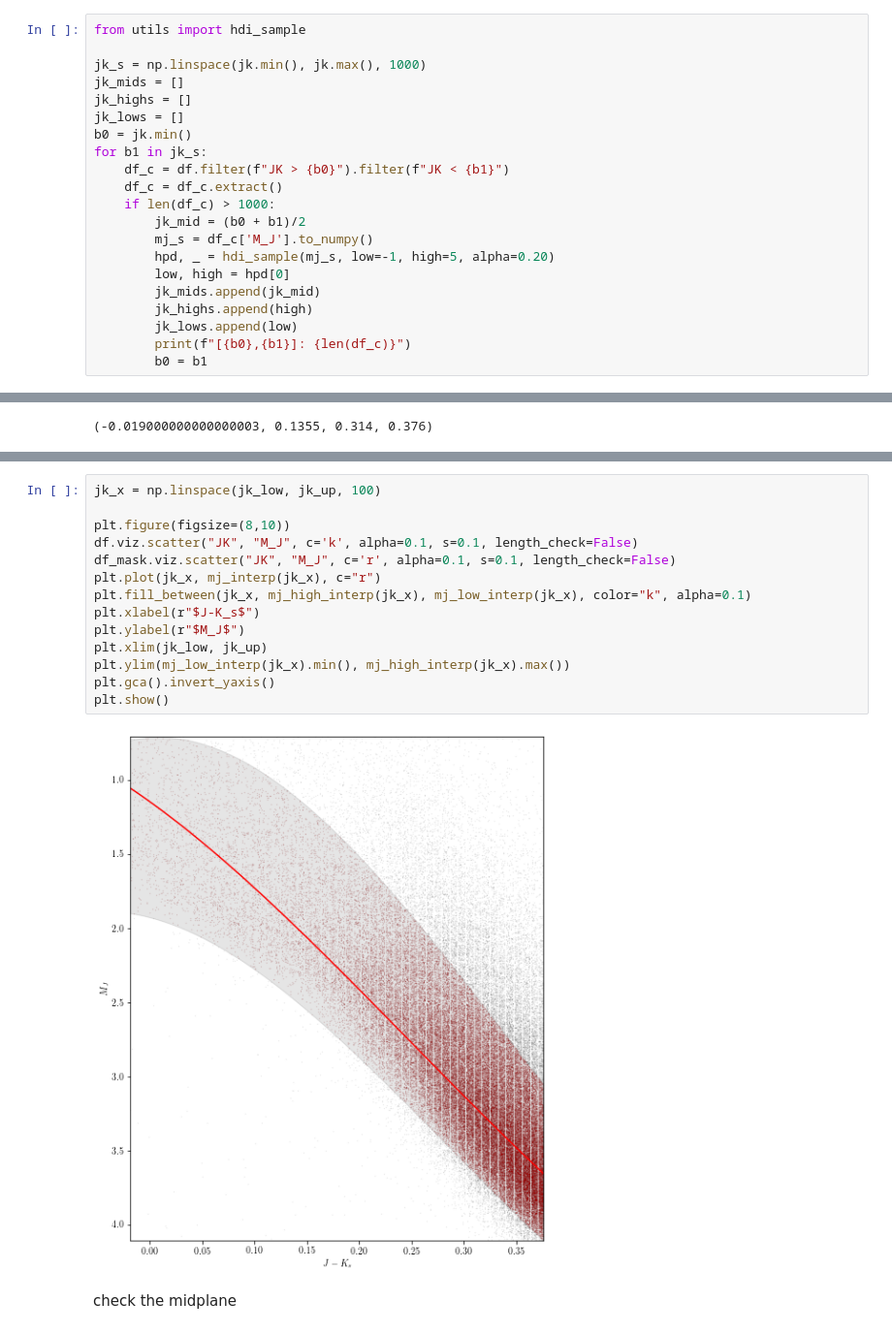
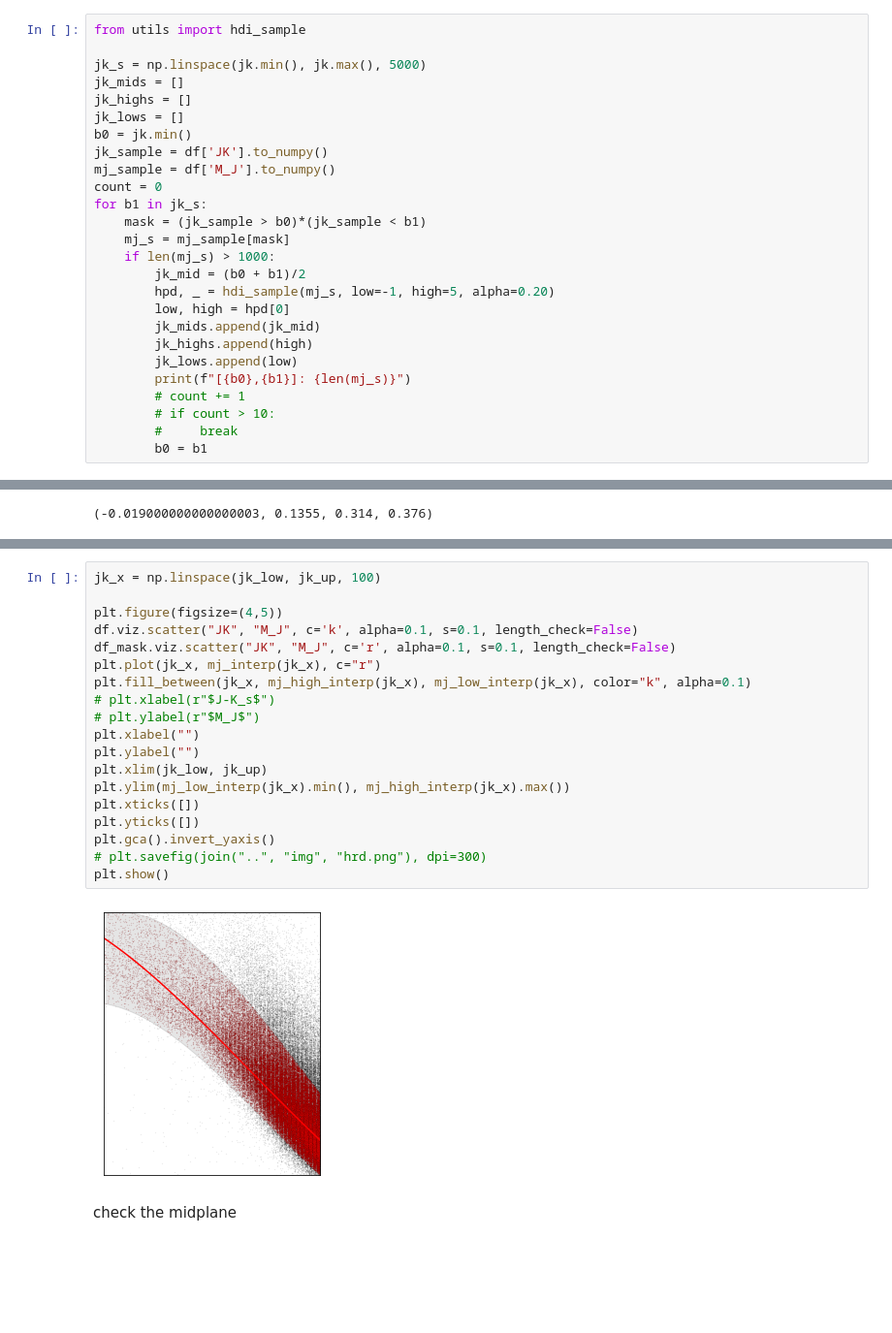
Before and after one commit to Alisyaifudin/Thesis-Project, a Jupyter notebook: 2_Cleaning/2.4. no/2.4.1. Color-Class.ipynb, the cells around one changed output, grey strips where cells are left out. Shown at 97% size. Cells and saved outputs as stored; diff of their text form; blank space fills up the shorter version.

```diff
--- a/2_Cleaning/2.4. no/2.4.1. Color-Class.ipynb
+++ b/2_Cleaning/2.4. no/2.4.1. Color-Class.ipynb
@@ -115,22 +115,27 @@ plt.show()
 # %%
 from utils import hdi_sample
 
-jk_s = np.linspace(jk.min(), jk.max(), 1000)
+jk_s = np.linspace(jk.min(), jk.max(), 5000)
 jk_mids = []
 jk_highs = []
 jk_lows = []
 b0 = jk.min()
+jk_sample = df['JK'].to_numpy()
+mj_sample = df['M_J'].to_numpy()
+count = 0
 for b1 in jk_s:
-    df_c = df.filter(f"JK > {b0}").filter(f"JK < {b1}")
-    df_c = df_c.extract()
-    if len(df_c) > 1000:
+    mask = (jk_sample > b0)*(jk_sample < b1)
+    mj_s = mj_sample[mask]
+    if len(mj_s) > 1000:
         jk_mid = (b0 + b1)/2
-        mj_s = df_c['M_J'].to_numpy()
         hpd, _ = hdi_sample(mj_s, low=-1, high=5, alpha=0.20)
         low, high = hpd[0]
         jk_mids.append(jk_mid)
         jk_highs.append(high)
         jk_lows.append(low)
-        print(f"[{b0},{b1}]: {len(df_c)}")
+        print(f"[{b0},{b1}]: {len(mj_s)}")
+        # count += 1
+        # if count > 10:
+        #     break
         b0 = b1
 # %% [output]
@@ -216,19 +237,24 @@ df_mask
 # %%
 jk_x = np.linspace(jk_low, jk_up, 100)
 
-plt.figure(figsize=(8,10))
+plt.figure(figsize=(4,5))
 df.viz.scatter("JK", "M_J", c='k', alpha=0.1, s=0.1, length_check=False)
 df_mask.viz.scatter("JK", "M_J", c='r', alpha=0.1, s=0.1, length_check=False)
 plt.plot(jk_x, mj_interp(jk_x), c="r")
 plt.fill_between(jk_x, mj_high_interp(jk_x), mj_low_interp(jk_x), color="k", alpha=0.1)
-plt.xlabel(r"$J-K_s$")
-plt.ylabel(r"$M_J$")
+# plt.xlabel(r"$J-K_s$")
+# plt.ylabel(r"$M_J$")
+plt.xlabel("")
+plt.ylabel("")
 plt.xlim(jk_low, jk_up)
 plt.ylim(mj_low_interp(jk_x).min(), mj_high_interp(jk_x).max())
+plt.xticks([])
+plt.yticks([])
 plt.gca().invert_yaxis()
+# plt.savefig(join("..", "img", "hrd.png"), dpi=300)
 plt.show()
 # %% [output]
-[figure, old version]
+[figure, new version]
 # %% [markdown]
 check the midplane
 # %%
```
Also changed, not shown: parts of 6 cells of this notebook, 17 other files.
